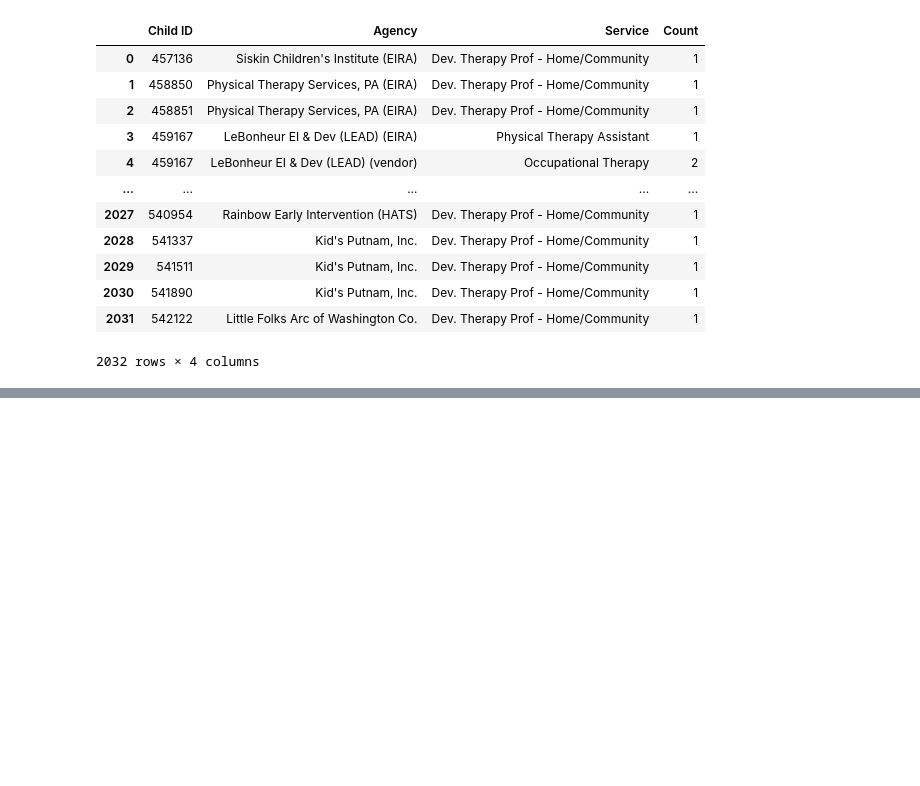
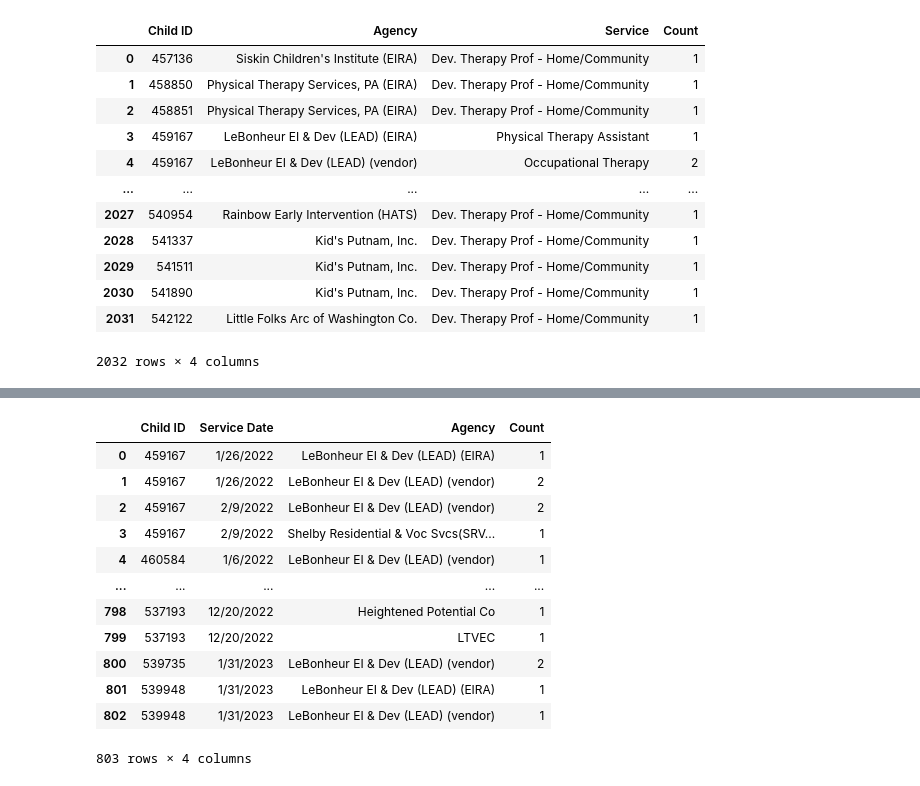
Before and after one commit to NSS-Data-Analytics-Cohort-8/teis_da8_1-granny_pandas, a Jupyter notebook: notebooks/q3.ipynb, the cells around one changed output, grey strips where cells are left out. Drawn from its saved outputs; the diff is of its cells as text; code cells hidden in the pictures; blank space fills up the shorter version.

```diff
--- a/notebooks/q3.ipynb
+++ b/notebooks/q3.ipynb
@@ -299,0 +326,24 @@ cas_count
+# %%
+# Create a count of Agencies that appear when a child has multiple visits one one day
+
+grp_prov = filtered.groupby(['CHILD_ID', 'SERVICE_DATE', 'Agency Name', ]).size()
+
+grp_prov_df = pd.DataFrame(grp_prov)
+
+grp_prov_df = grp_prov_df.reset_index().rename(columns={'CHILD_ID': 'Child ID', 0: 'Count', 'SERVICE_DATE': 'Service Date', 'Agency Name': 'Agency'})
+
+grp_prov_df
+# %% [output]
+|  | Child ID | Service Date | Agency | Count |
+| 0 | 459167 | 1/26/2022 | LeBonheur EI & Dev (LEAD) (EIRA) | 1 |
+| 1 | 459167 | 1/26/2022 | LeBonheur EI & Dev (LEAD) (vendor) | 2 |
+| 2 | 459167 | 2/9/2022 | LeBonheur EI & Dev (LEAD) (vendor) | 2 |
+| 3 | 459167 | 2/9/2022 | Shelby Residential & Voc Svcs(SRV... | 1 |
+| 4 | 460584 | 1/6/2022 | LeBonheur EI & Dev (LEAD) (vendor) | 1 |
+| ... | ... | ... | ... | ... |
+| 798 | 537193 | 12/20/2022 | Heightened Potential Co | 1 |
+| 799 | 537193 | 12/20/2022 | LTVEC | 1 |
+| 800 | 539735 | 1/31/2023 | LeBonheur EI & Dev (LEAD) (vendor) | 2 |
+| 801 | 539948 | 1/31/2023 | LeBonheur EI & Dev (LEAD) (EIRA) | 1 |
+| 802 | 539948 | 1/31/2023 | LeBonheur EI & Dev (LEAD) (vendor) | 1 |
+803 rows × 4 columns
```
Also changed, not shown: parts of 1 cell of this notebook.
